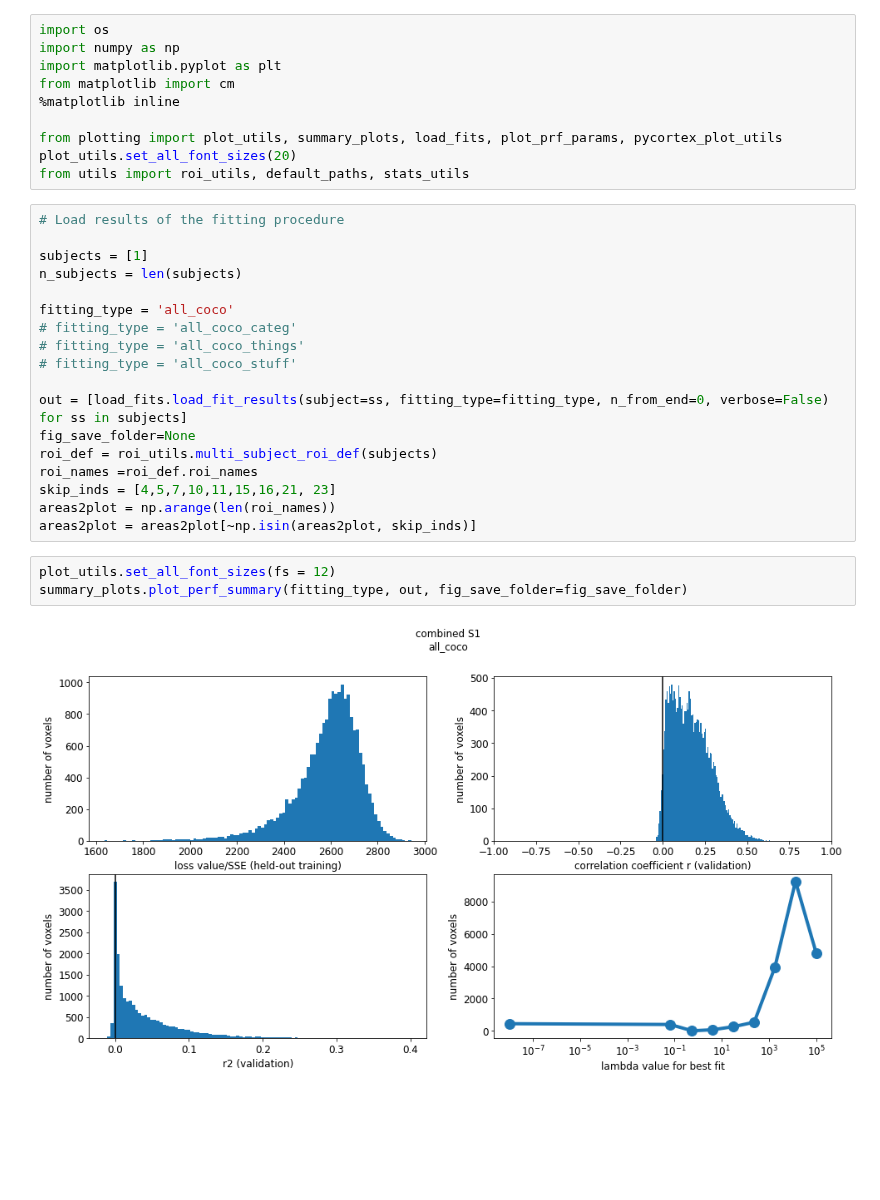
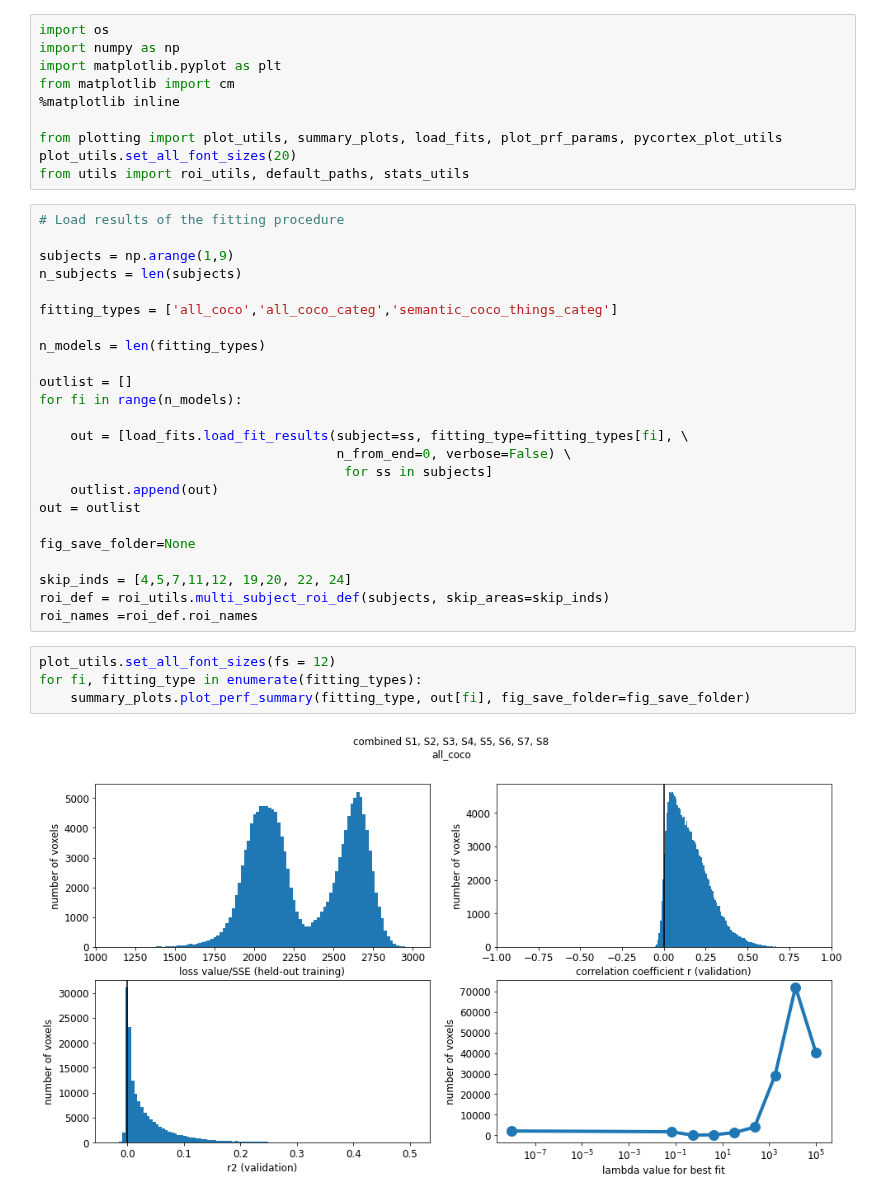
Before and after one commit to mmhenderson/modfit, a Jupyter notebook: notebooks/plot_encoding_model_fits/plot_coco_models.ipynb, the cells around one changed output. Cells and saved outputs as stored; diff of their text form; blank space fills up the shorter version.

```diff
--- a/notebooks/plot_encoding_model_fits/plot_coco_models.ipynb
+++ b/notebooks/plot_encoding_model_fits/plot_coco_models.ipynb
@@ -11,23 +11,30 @@ from utils import roi_utils, default_paths, stats_utils
 # %%
 # Load results of the fitting procedure
 
-subjects = [1]
+subjects = np.arange(1,9)
 n_subjects = len(subjects)
 
-fitting_type = 'all_coco'
-# fitting_type = 'all_coco_categ'
-# fitting_type = 'all_coco_things'
-# fitting_type = 'all_coco_stuff'
+fitting_types = ['all_coco','all_coco_categ','semantic_coco_things_categ']
 
-out = [load_fits.load_fit_results(subject=ss, fitting_type=fitting_type, n_from_end=0, verbose=False) for ss in subjects]
+n_models = len(fitting_types)
+
+outlist = []
+for fi in range(n_models):
+
+    out = [load_fits.load_fit_results(subject=ss, fitting_type=fitting_types[fi], \
+                                      n_from_end=0, verbose=False) \
+                                       for ss in subjects]
+    outlist.append(out)
+out = outlist
+
 fig_save_folder=None
-roi_def = roi_utils.multi_subject_roi_def(subjects)
+
+skip_inds = [4,5,7,11,12, 19,20, 22, 24]
+roi_def = roi_utils.multi_subject_roi_def(subjects, skip_areas=skip_inds)
 roi_names =roi_def.roi_names
-skip_inds = [4,5,7,10,11,15,16,21, 23]
-areas2plot = np.arange(len(roi_names))
-areas2plot = areas2plot[~np.isin(areas2plot, skip_inds)]
 # %%
 plot_utils.set_all_font_sizes(fs = 12)
-summary_plots.plot_perf_summary(fitting_type, out, fig_save_folder=fig_save_folder)
+for fi, fitting_type in enumerate(fitting_types):
+    summary_plots.plot_perf_summary(fitting_type, out[fi], fig_save_folder=fig_save_folder)
 # %% [output]
-[figure, old version]
+[figure, new version]
```
Also changed, not shown: parts of 12 cells of this notebook, 15 other files.
